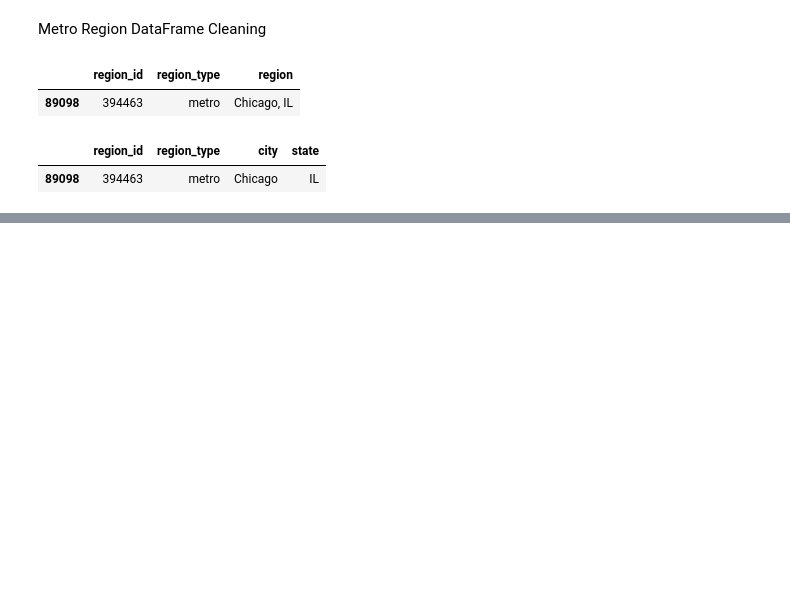
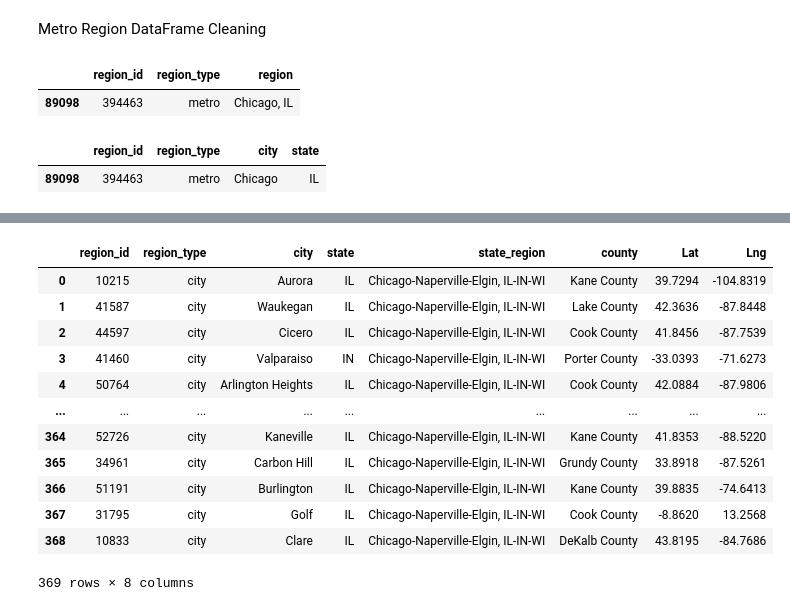
Before and after one commit to cailahanus/data-engineering-project, a Jupyter notebook: Project 3/data.ipynb, the cells around one changed output, grey strips where cells are left out. Drawn from its saved outputs; the diff is of its cells as text; code cells hidden in the pictures; blank space fills up the shorter version.

```diff
--- a/Project 3/data.ipynb
+++ b/Project 3/data.ipynb
@@ -285,0 +294,3 @@ base_url = "https://data.nasdaq.com/api/v3/datatables/ZILLOW/DATA?indicator_id=Z
+# %%
+#create list of all cities near chicago
+cities = city_regions["city"].tolist()
@@ -285,0 +389,17 @@ base_url = "https://data.nasdaq.com/api/v3/datatables/ZILLOW/DATA?indicator_id=Z
+# %%
+chicago_data = pd.merge(city_regions, city_df, on=["city"])
+chicago_data
+# %% [output]
+|  | region_id | region_type | city | state | state_region | county | Lat | Lng |
+| 0 | 10215 | city | Aurora | IL | Chicago-Naperville-Elgin, IL-IN-WI | Kane County | 39.7294 | -104.8319 |
+| 1 | 41587 | city | Waukegan | IL | Chicago-Naperville-Elgin, IL-IN-WI | Lake County | 42.3636 | -87.8448 |
+| 2 | 44597 | city | Cicero | IL | Chicago-Naperville-Elgin, IL-IN-WI | Cook County | 41.8456 | -87.7539 |
+| 3 | 41460 | city | Valparaiso | IN | Chicago-Naperville-Elgin, IL-IN-WI | Porter County | -33.0393 | -71.6273 |
+| 4 | 50764 | city | Arlington Heights | IL | Chicago-Naperville-Elgin, IL-IN-WI | Cook County | 42.0884 | -87.9806 |
+| ... | ... | ... | ... | ... | ... | ... | ... | ... |
+| 364 | 52726 | city | Kaneville | IL | Chicago-Naperville-Elgin, IL-IN-WI | Kane County | 41.8353 | -88.5220 |
+| 365 | 34961 | city | Carbon Hill | IL | Chicago-Naperville-Elgin, IL-IN-WI | Grundy County | 33.8918 | -87.5261 |
+| 366 | 51191 | city | Burlington | IL | Chicago-Naperville-Elgin, IL-IN-WI | Kane County | 39.8835 | -74.6413 |
+| 367 | 31795 | city | Golf | IL | Chicago-Naperville-Elgin, IL-IN-WI | Cook County | -8.8620 | 13.2568 |
+| 368 | 10833 | city | Clare | IL | Chicago-Naperville-Elgin, IL-IN-WI | DeKalb County | 43.8195 | -84.7686 |
+369 rows × 8 columns
```
Also changed, not shown: parts of 10 cells of this notebook, 2 other files.
